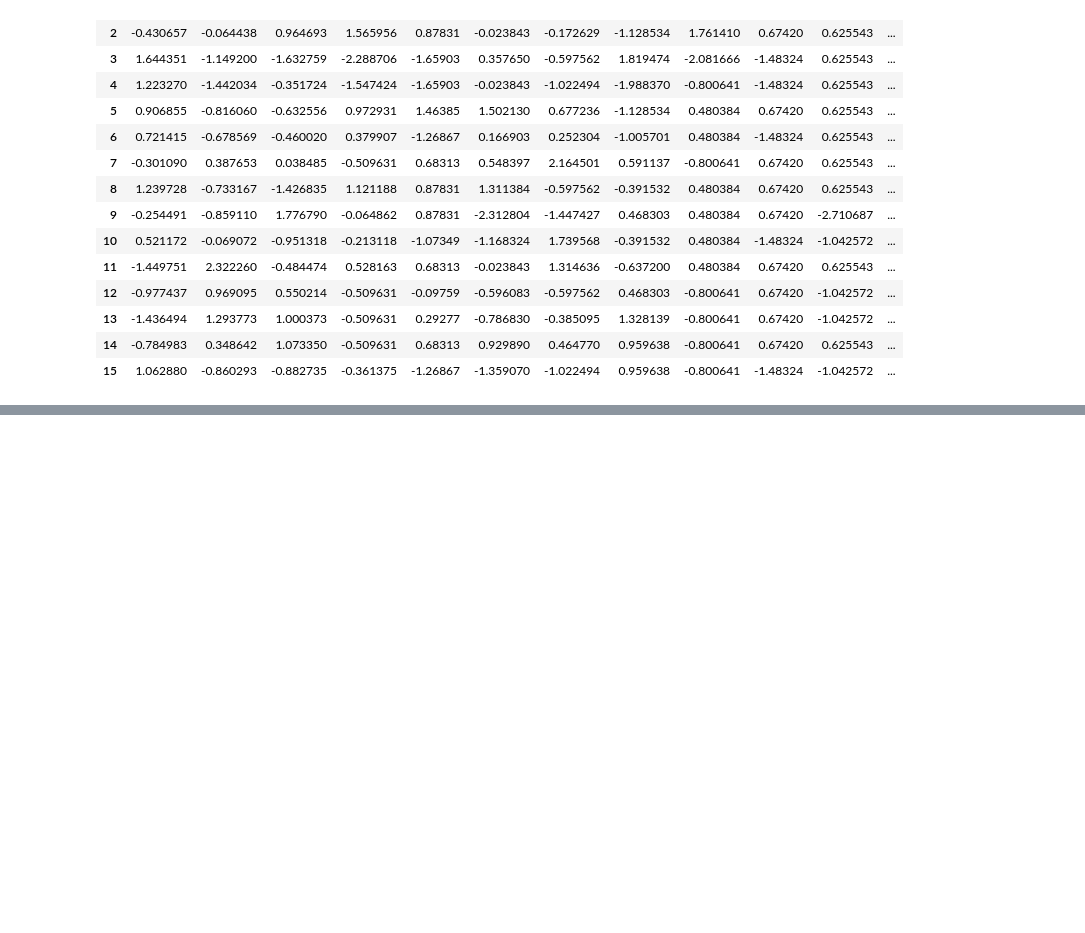
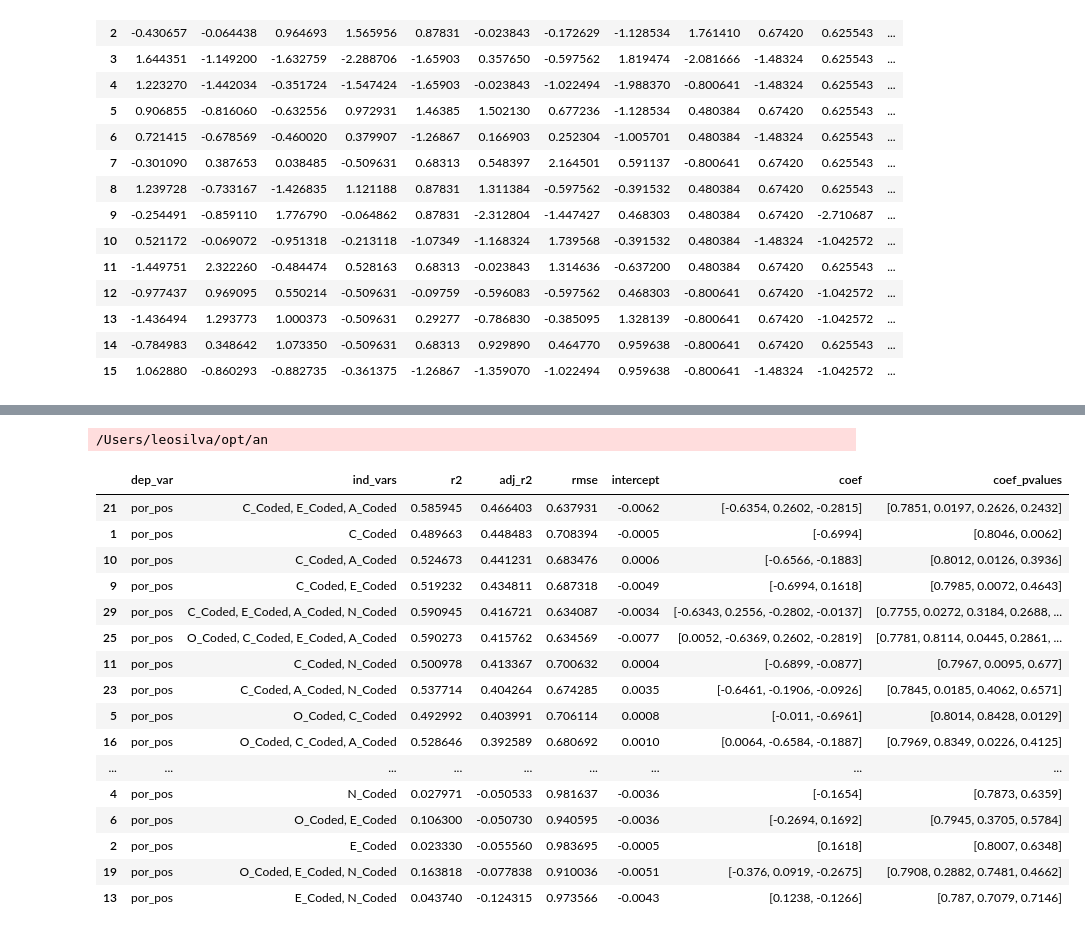
Before and after one commit to leosilva/peerj_computer_science_2022, a Jupyter notebook: Notebooks/Statistics - Linear Regression.ipynb, the cells around one changed output, grey strips where cells are left out. Saved outputs shown, nothing was run; the diff lists cells and outputs as text; code cells hidden in the pictures; blank space fills up the shorter version.

```diff
--- a/Notebooks/Statistics - Linear Regression.ipynb
+++ b/Notebooks/Statistics - Linear Regression.ipynb
@@ -1584,0 +468,22 @@ df_scaled.rcorr(method='spearman', stars=False)
+# %%
+res_df = perform_multiple_linar_regression('por_pos', combs, df_scaled)
+res_df
+# %% [output]
+/Users/leosilva/opt/an
+|  | dep_var | ind_vars | r2 | adj_r2 | rmse | intercept | coef | coef_pvalues |
+| 21 | por_pos | C_Coded, E_Coded, A_Coded | 0.585945 | 0.466403 | 0.637931 | -0.0062 | [-0.6354, 0.2602, -0.2815] | [0.7851, 0.0197, 0.2626, 0.2432] |
+| 1 | por_pos | C_Coded | 0.489663 | 0.448483 | 0.708394 | -0.0005 | [-0.6994] | [0.8046, 0.0062] |
+| 10 | por_pos | C_Coded, A_Coded | 0.524673 | 0.441231 | 0.683476 | 0.0006 | [-0.6566, -0.1883] | [0.8012, 0.0126, 0.3936] |
+| 9 | por_pos | C_Coded, E_Coded | 0.519232 | 0.434811 | 0.687318 | -0.0049 | [-0.6994, 0.1618] | [0.7985, 0.0072, 0.4643] |
+| 29 | por_pos | C_Coded, E_Coded, A_Coded, N_Coded | 0.590945 | 0.416721 | 0.634087 | -0.0034 | [-0.6343, 0.2556, -0.2802, -0.0137] | [0.7755, 0.0272, 0.3184, 0.2688, ... |
+| 25 | por_pos | O_Coded, C_Coded, E_Coded, A_Coded | 0.590273 | 0.415762 | 0.634569 | -0.0077 | [0.0052, -0.6369, 0.2602, -0.2819] | [0.7781, 0.8114, 0.0445, 0.2861, ... |
+| 11 | por_pos | C_Coded, N_Coded | 0.500978 | 0.413367 | 0.700632 | 0.0004 | [-0.6899, -0.0877] | [0.7967, 0.0095, 0.677] |
+| 23 | por_pos | C_Coded, A_Coded, N_Coded | 0.537714 | 0.404264 | 0.674285 | 0.0035 | [-0.6461, -0.1906, -0.0926] | [0.7845, 0.0185, 0.4062, 0.6571] |
+| 5 | por_pos | O_Coded, C_Coded | 0.492992 | 0.403991 | 0.706114 | 0.0008 | [-0.011, -0.6961] | [0.8014, 0.8428, 0.0129] |
+| 16 | por_pos | O_Coded, C_Coded, A_Coded | 0.528646 | 0.392589 | 0.680692 | 0.0010 | [0.0064, -0.6584, -0.1887] | [0.7969, 0.8349, 0.0226, 0.4125] |
+| ... | ... | ... | ... | ... | ... | ... | ... | ... |
+| 4 | por_pos | N_Coded | 0.027971 | -0.050533 | 0.981637 | -0.0036 | [-0.1654] | [0.7873, 0.6359] |
+| 6 | por_pos | O_Coded, E_Coded | 0.106300 | -0.050730 | 0.940595 | -0.0036 | [-0.2694, 0.1692] | [0.7945, 0.3705, 0.5784] |
+| 2 | por_pos | E_Coded | 0.023330 | -0.055560 | 0.983695 | -0.0005 | [0.1618] | [0.8007, 0.6348] |
+| 19 | por_pos | O_Coded, E_Coded, N_Coded | 0.163818 | -0.077838 | 0.910036 | -0.0051 | [-0.376, 0.0919, -0.2675] | [0.7908, 0.2882, 0.7481, 0.4662] |
+| 13 | por_pos | E_Coded, N_Coded | 0.043740 | -0.124315 | 0.973566 | -0.0043 | [0.1238, -0.1266] | [0.787, 0.7079, 0.7146] |
```
Also changed, not shown: parts of 50 cells of this notebook.
